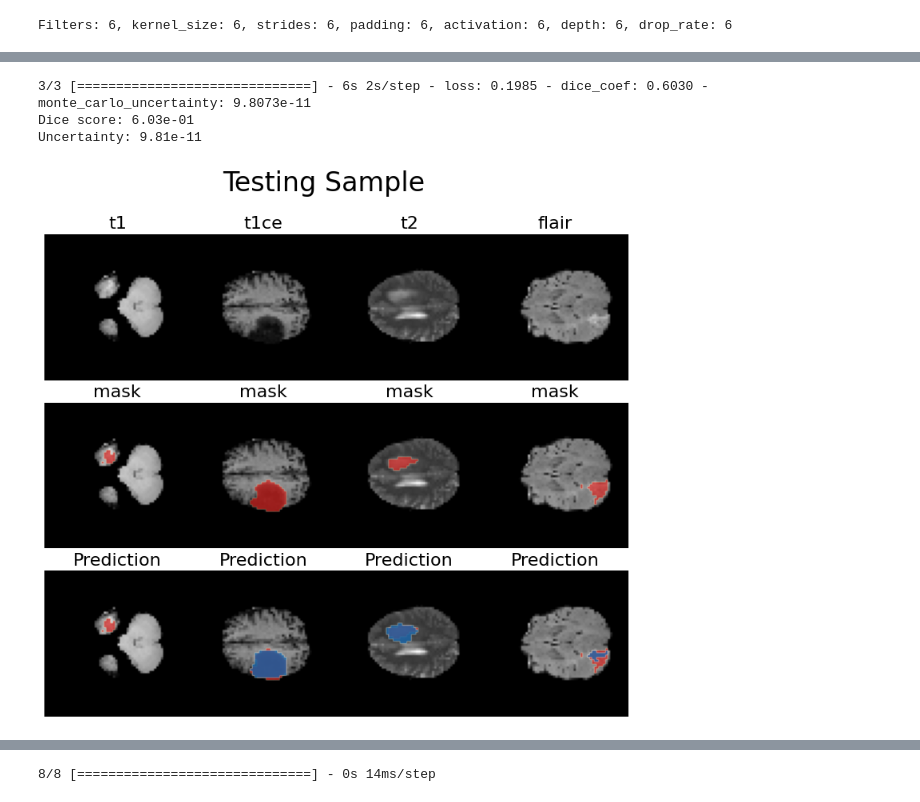
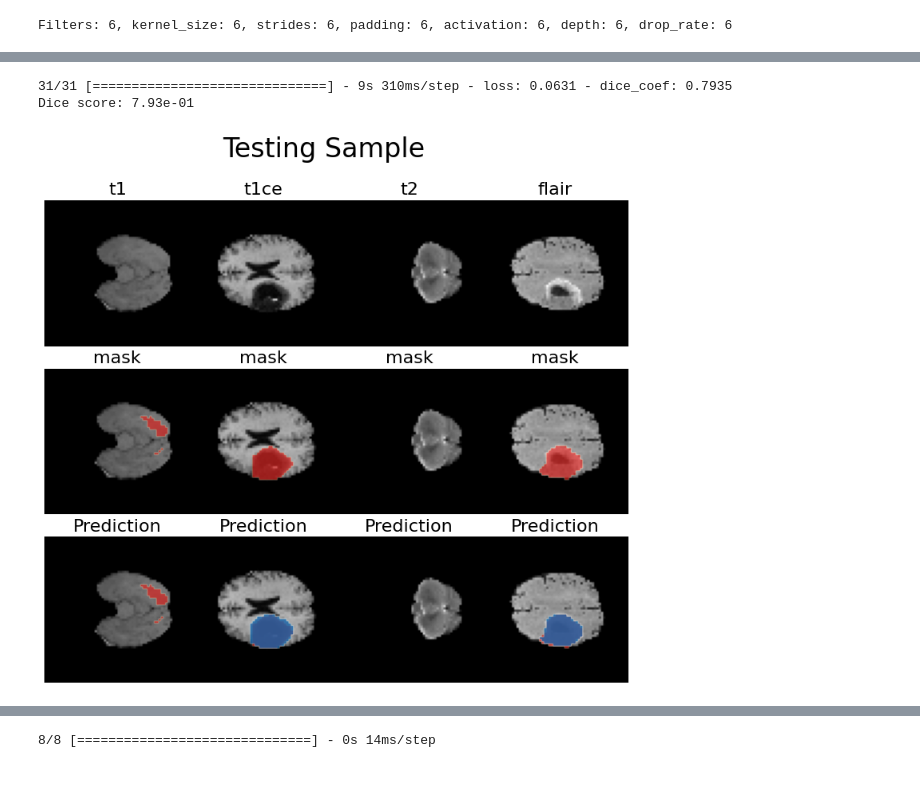
Before and after one commit to Tottowich/AppliedDL-project, a Jupyter notebook: project_nb.ipynb, the cells around one changed output, grey strips where cells are left out. Saved outputs shown, nothing was run; the diff lists cells and outputs as text; code cells hidden in the pictures.

```diff
--- a/project_nb.ipynb
+++ b/project_nb.ipynb
@@ -80,9 +76,9 @@ Your GPU will likely run quickly with dtype policy mixed_float16 as it has compu
 ## Training initialization
 # %%
 array_labels = ['t1', 't1ce', 't2', 'flair', 'mask']
-model_name = "unet"
+model_name = "unet_big"
 model_dir, figure_path, checkpoint_path = create_dirs(model_name)
-batch_size = 8
+batch_size = 32
 epochs = 20
 augment = True
 # %%
@@ -98,32 +94,42 @@ augmentor = Augmentor(translate=0, # No translation. Due to lack of speed.
                       noise_std=0.1, # Standard deviation of the noise.
                       ) if augment else None# Augmentation of the data.
 # Data generators
+# gen_train = DataLoader(data_path=gen_dir + 'training',
+#                           arrays=array_labels,
+#                           batch_size=batch_size,
+#                           )
+# gen_val = DataLoader(data_path=gen_dir + 'validating',
+#                         arrays=array_labels,
+#                         batch_size=batch_size)
+# gen_test = DataLoader(data_path=gen_dir + 'testing',
+#                          arrays=array_labels,
+#                          batch_size=batch_size)
 gen_train = DataGeneratorAugmented(data_path=gen_dir + 'training',
-                          array_labels=array_labels,
+                          arrays=array_labels,
                           batch_size=batch_size,
                           augmentor=augmentor)
 gen_val = DataGeneratorAugmented(data_path=gen_dir + 'validating',
-                        array_labels=array_labels,
+                        arrays=array_labels,
                         batch_size=batch_size)
 gen_test = DataGeneratorAugmented(data_path=gen_dir + 'testing',
-                         array_labels=array_labels,
+                         arrays=array_labels,
                          batch_size=batch_size)
 # %%
 input_shape = (64,64,len(array_labels)-1)
 num_classes = 1 # Number of classes is equal to the number of channels in the output
-filters = [8,16,32,64,128,256]
+filters = [16,32,64,256, 512,1024]#,128,256]
 kernel_size = 3
 strides = 1
 padding = "same"
 activation = "relu"
-drop_rate_encoder = [0.01, 0.2, 0.2, 0.1, 0]
+drop_rate_encoder = [0.0]
 drop_rate_decoder = [0.0,0.0,0]
-depth_encoder = [1,1,2,3]#[3,3,4,5]
-depth_decoder = [2,1,1,0]#[3,2,1,1,0]
-output_depth = 2
+depth_encoder = [1,3,4,6]#[3,3,4,5]
+depth_decoder = [3,2,2,1]#[3,2,1,1,0]
+output_depth = 4
 output_activation = "sigmoid"
 
-loss = FocalDiceLoss(w_focal=2.0, w_dice=0.5)
+loss = FocalDiceLoss(w_focal=0.8, w_dice=0.2, gamma=4.0)
 optimizer = Adam(learning_rate=1e-3)
 # %%
 unet = build_unet(
@@ -209,4 +198,7 @@ history = unet.fit(gen_train, epochs=epochs, validation_data=gen_val, verbose=1,
 Epoch 20: early stopping
+# %%
+unet = load_model(checkpoint_path, custom_objects={'FocalDiceLoss': FocalDiceLoss, 'dice_coef': dice_coef},compile=False)
+unet.compile(loss=loss, metrics=dice_coef, optimizer=optimizer)
 # %%
 unet.evaluate(gen_val)
 # %% [output]
@@ -274,17 +207,14 @@ history = generator.fit(gen_train, epochs=epochs, validation_data=gen_val, verbo
 # %%
-results = generator.evaluate(gen_test, return_dict=True)
+results = unet.evaluate(gen_test, return_dict=True)
 dice = results["dice_coef"]
-uncertainty = results["monte_carlo_uncertainty"]
 print(f"Dice score: {dice:.2e}")
-print(f"Uncertainty: {uncertainty:.2e}")
 # %% [output]
-3/3 [==============================] - 6s 2s/step - loss: 0.1985 - dice_coef: 0.6030 - monte_carlo_uncertainty: 9.8073e-11
-Dice score: 6.03e-01
-Uncertainty: 9.81e-11
+31/31 [==============================] - 9s 310ms/step - loss: 0.0631 - dice_coef: 0.7935
+Dice score: 7.93e-01
 # %%
-plot_sample(gen_val, array_labels, model=generator, batch_idx=None, save=False, title=f"Testing Sample")
+plot_sample(gen_val, array_labels, model=unet, batch_idx=None, save=False, title=f"Testing Sample")
 # %% [output]
-[figure, old version]
+[figure, new version]
 # %%
 generator.save(checkpoint_path)
 # %% [output]
```
Also changed, not shown: parts of 18 cells of this notebook, 28 other files.
